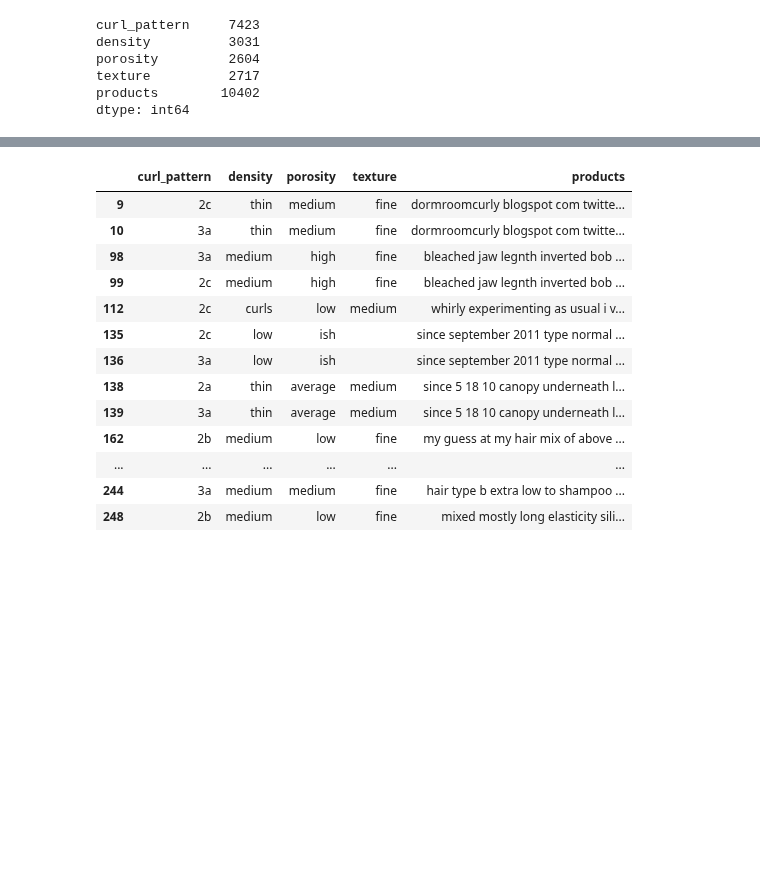
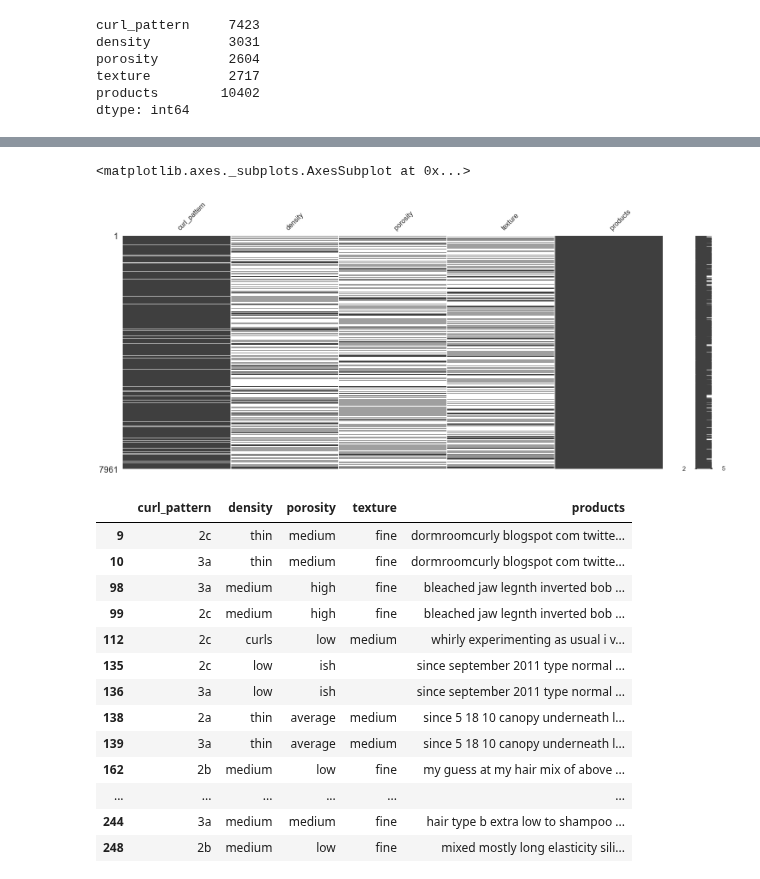
Before and after one commit to 99KHayes/products-for-curlies, a Jupyter notebook: notebooks/02_processing/20190830-kph-full-data-set-processing.ipynb, the cells around one changed output, grey strips where cells are left out. Cells and saved outputs as stored; diff of their text form; code cells hidden in the pictures; blank space fills up the shorter version.

```diff
--- a/notebooks/02_processing/20190830-kph-full-data-set-processing.ipynb
+++ b/notebooks/02_processing/20190830-kph-full-data-set-processing.ipynb
@@ -86,3 +122,8 @@ dtype: int64
+# %%
+msno.matrix(all_nan_dropped_df)
+# %% [output]
+<matplotlib.axes._subplots.AxesSubplot at 0x...>
+[figure, added]
 # %%
 # check to see what the data frame looks like with a complete set  of characteristics, but its not complete becasue we need to sort out non acceptable values like 'ish'
 no_nan_df = raw_characteristics_df.dropna(how='any')
```
Also changed, not shown: parts of 7 cells of this notebook.
